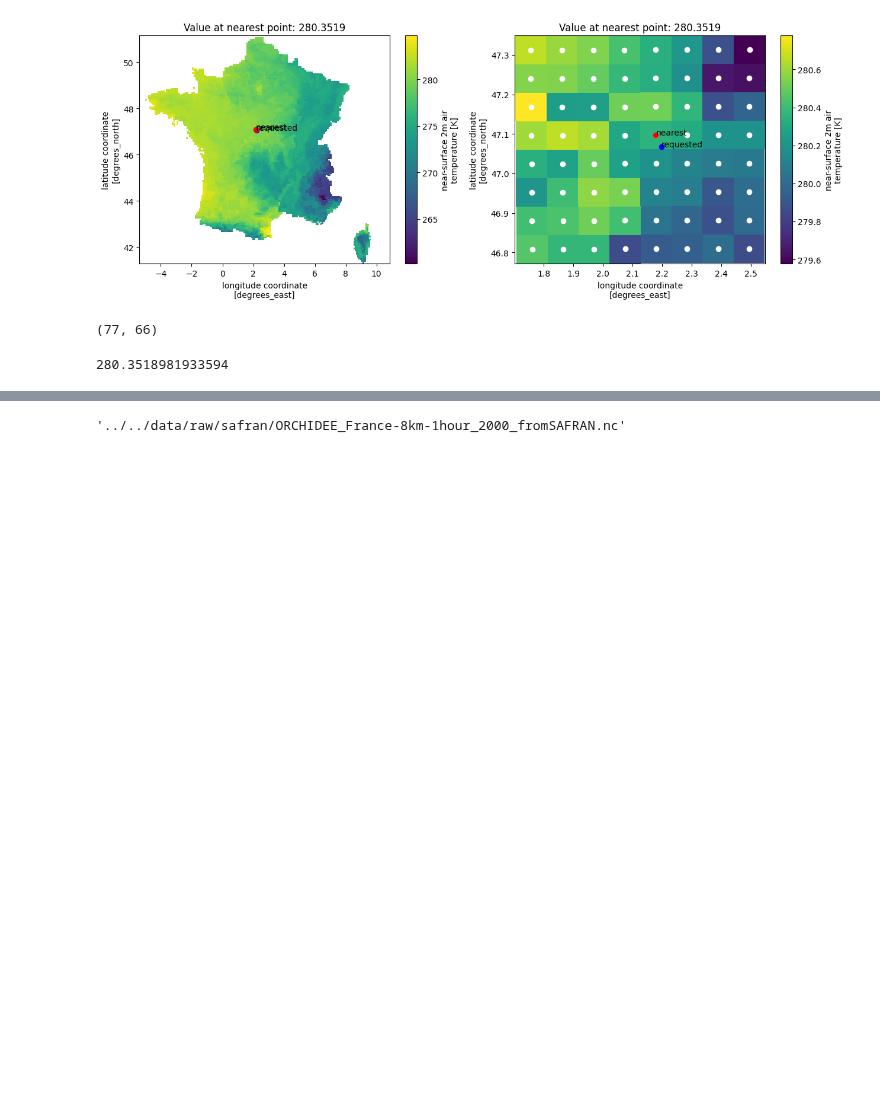
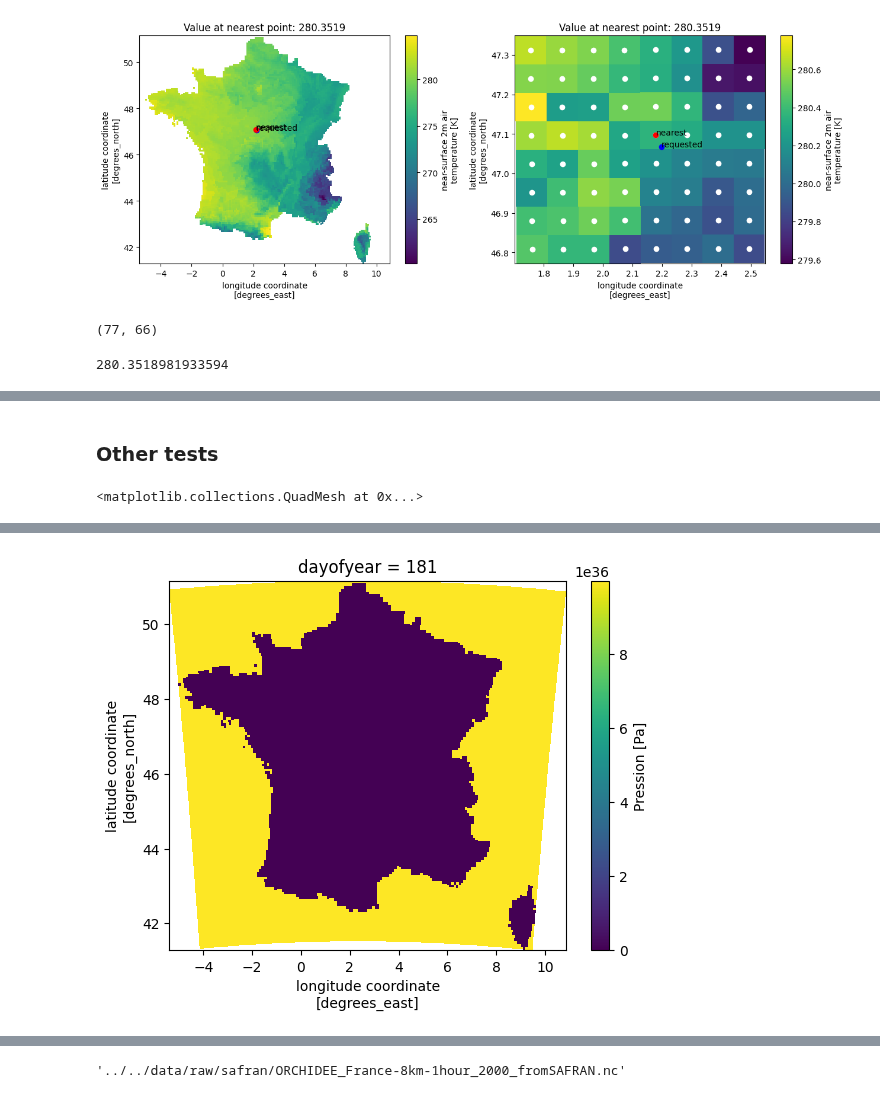
Before and after one commit to padasch/ifn_analysis, a Jupyter notebook: python/03_process_france_data/40_extract_safran_data.ipynb, the cells around one changed output, grey strips where cells are left out. Saved outputs shown, nothing was run; the diff lists cells and outputs as text; code cells hidden in the pictures; blank space fills up the shorter version.

```diff
--- a/python/03_process_france_data/40_extract_safran_data.ipynb
+++ b/python/03_process_france_data/40_extract_safran_data.ipynb
@@ -91,0 +525,10 @@ np.datetime64("2019-01-01T00:00:00.000000000").astype("datetime64[Y]").astype(in
+# %% [markdown]
+### Other tests
+# %%
+%%time
+# Testing how long it takes to take mean for subset of variables
+ds_test = xr.open_dataset(ffolder[0]))
+ds_test = ds_test["PSurf"].groupby("tstep.dayofyear").mean("tstep")
+display(ds_test[180, :, :].plot())
+# %% [output]
+<matplotlib.collections.QuadMesh at 0x...>
@@ -91,0 +537 @@ np.datetime64("2019-01-01T00:00:00.000000000").astype("datetime64[Y]").astype(in
+[figure, added]
```
Also changed, not shown: parts of 57 cells of this notebook, 50 other files.
